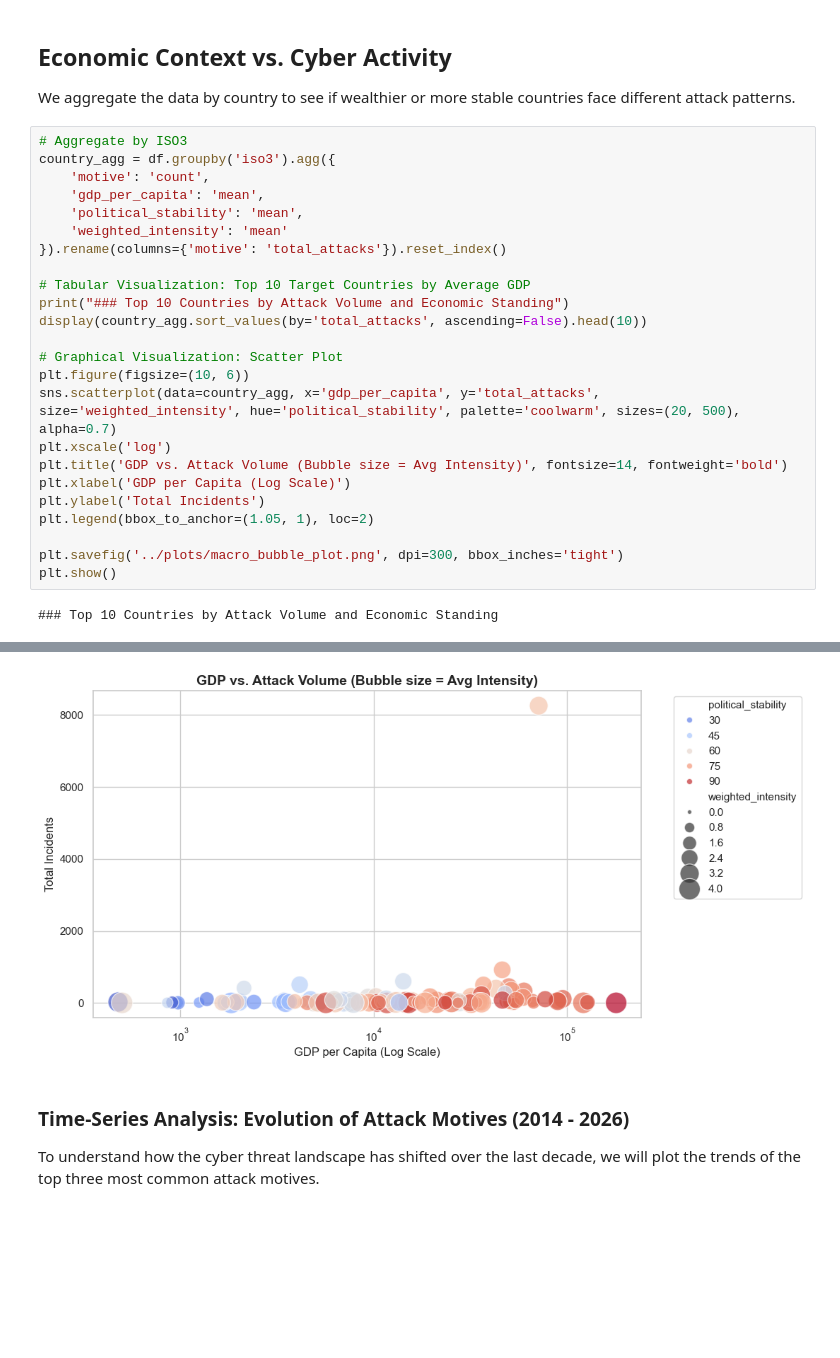
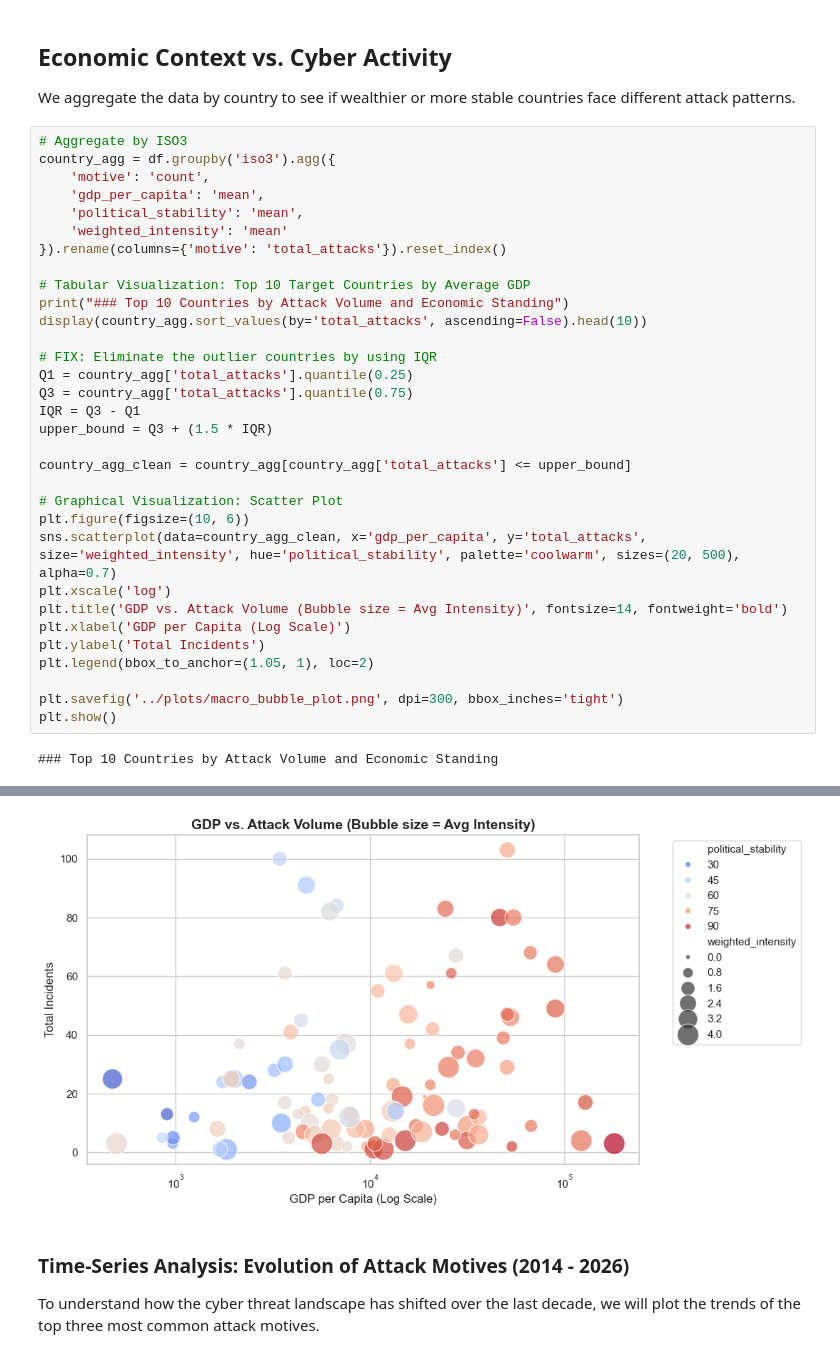
Before and after one commit to yusufkanik/DSA210-Term-Project, a Jupyter notebook: notebooks/EDA.ipynb, the cells around one changed output, grey strips where cells are left out. Saved outputs shown, nothing was run; the diff lists cells and outputs as text; blank space fills up the shorter version.

Commit message:
Eliminated the outliers in the GDP vs. Attack Volume graph

```diff
--- a/notebooks/EDA.ipynb
+++ b/notebooks/EDA.ipynb
@@ -191,35 +191,43 @@ country_agg = df.groupby('iso3').agg({
     'weighted_intensity': 'mean'
 }).rename(columns={'motive': 'total_attacks'}).reset_index()
 
 # Tabular Visualization: Top 10 Target Countries by Average GDP
 print("### Top 10 Countries by Attack Volume and Economic Standing")
 display(country_agg.sort_values(by='total_attacks', ascending=False).head(10))
 
+# FIX: Eliminate the outlier countries by using IQR
+Q1 = country_agg['total_attacks'].quantile(0.25)
+Q3 = country_agg['total_attacks'].quantile(0.75)
+IQR = Q3 - Q1
+upper_bound = Q3 + (1.5 * IQR)
+
+country_agg_clean = country_agg[country_agg['total_attacks'] <= upper_bound]
+
 # Graphical Visualization: Scatter Plot
 plt.figure(figsize=(10, 6))
-sns.scatterplot(data=country_agg, x='gdp_per_capita', y='total_attacks', size='weighted_intensity', hue='political_stability', palette='coolwarm', sizes=(20, 500), alpha=0.7)
+sns.scatterplot(data=country_agg_clean, x='gdp_per_capita', y='total_attacks', size='weighted_intensity', hue='political_stability', palette='coolwarm', sizes=(20, 500), alpha=0.7)
 plt.xscale('log')
 plt.title('GDP vs. Attack Volume (Bubble size = Avg Intensity)', fontsize=14, fontweight='bold')
 plt.xlabel('GDP per Capita (Log Scale)')
 plt.ylabel('Total Incidents')
 plt.legend(bbox_to_anchor=(1.05, 1), loc=2)
 
 plt.savefig('../plots/macro_bubble_plot.png', dpi=300, bbox_inches='tight')
 plt.show()
 # %% [output]
 ### Top 10 Countries by Attack Volume and Economic Standing
 |  | iso3 | total_attacks | gdp_per_capita | political_stability | weighted_intensity |
 | 163 | USA | 8260 | 71389.071361 | 65.904781 | 3.000000 |
 | 53 | GBR | 921 | 46228.686205 | 72.987424 | 2.634921 |
 | 135 | RUS | 602 | 14223.571534 | 53.022192 | 2.514286 |
 | 161 | UKR | 508 | 4138.690009 | 48.288425 | 2.562500 |
 | 76 | ITA | 500 | 36963.009448 | 72.755251 | 2.607143 |
 | 24 | CAN | 447 | 50006.757010 | 79.478976 | 2.757576 |
 | 70 | IND | 414 | 2131.688323 | 53.436014 | 2.034483 |
 | 50 | FRA | 390 | 42918.177174 | 65.884785 | 3.131148 |
 | 37 | DEU | 350 | 51457.184807 | 74.657534 | 2.742424 |
 | 8 | AUS | 328 | 59884.805196 | 80.718043 | 2.750000 |
-[figure, old version]
+[figure, new version]
 # %% [markdown]
 ### Time-Series Analysis: Evolution of Attack Motives (2014 - 2026)
 
```
Also changed, not shown: parts of 1 cell of this notebook, 12 other files.
